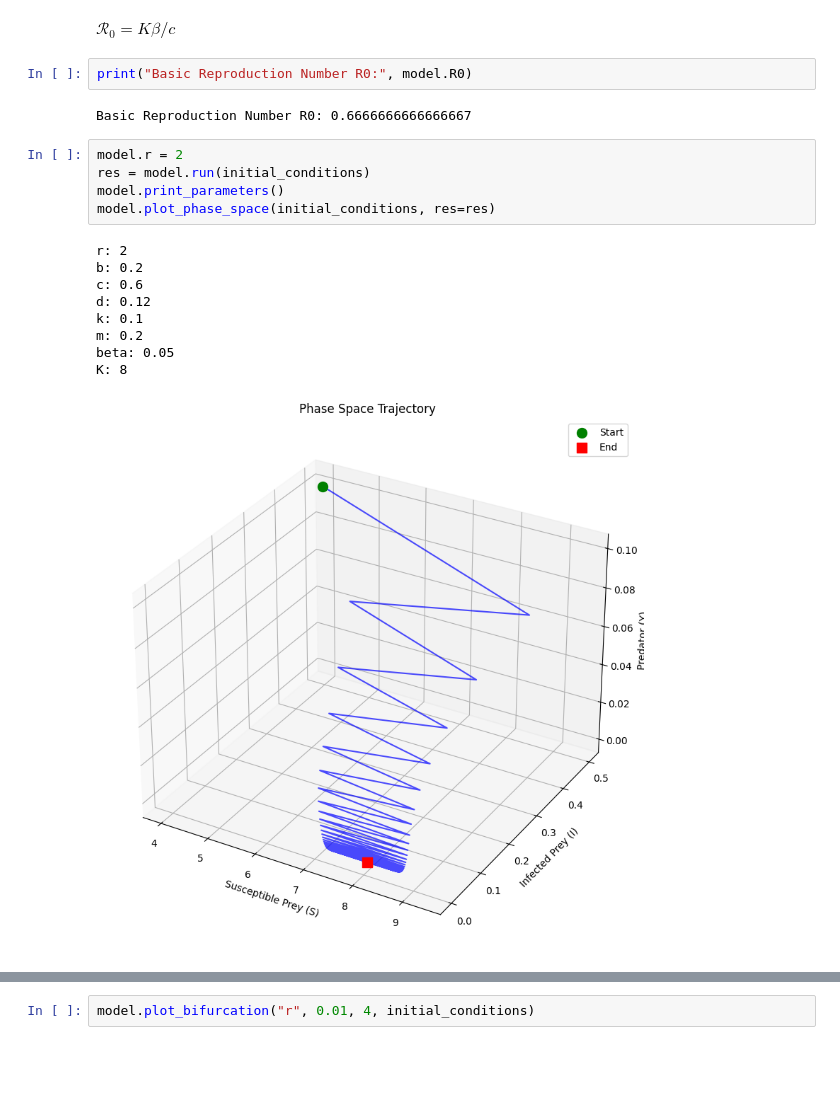
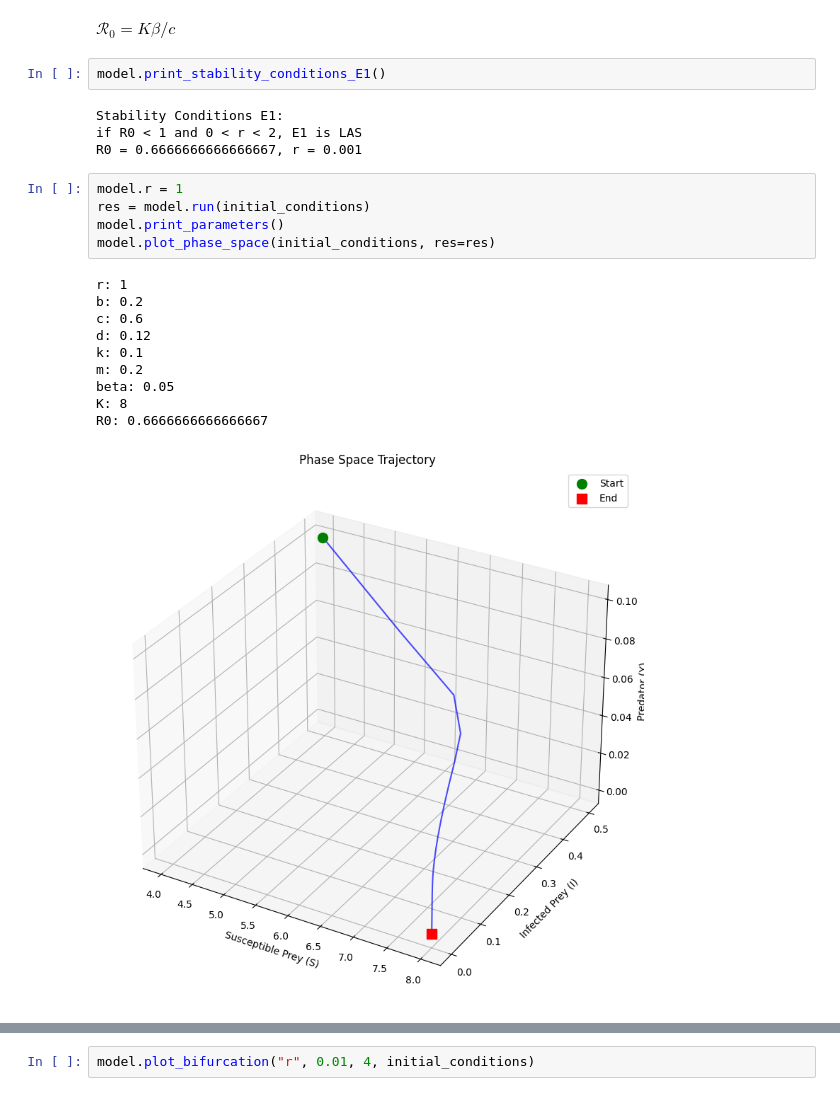
Before and after one commit to samueleserri/Eco-Epidemiological-model-with-disease-in-prey, a Jupyter notebook: src/simulations.ipynb, the cells around one changed output, grey strips where cells are left out. Drawn from its saved outputs; the diff is of its cells as text; blank space fills up the shorter version.

```diff
--- a/src/simulations.ipynb
+++ b/src/simulations.ipynb
@@ -37,23 +25,26 @@ model = DiscreteTimeModel(parameters)
 # %% [markdown]
 $\mathcal{R}_0 = {K \beta}/{c}$
 # %%
-print("Basic Reproduction Number R0:", model.R0)
+model.print_stability_conditions_E1()
 # %% [output]
-Basic Reproduction Number R0: 0.6666666666666667
+Stability Conditions E1:
+if R0 < 1 and 0 < r < 2, E1 is LAS
+R0 = 0.6666666666666667, r = 0.001
 # %%
-model.r = 2
+model.r = 1
 res = model.run(initial_conditions)
 model.print_parameters()
 model.plot_phase_space(initial_conditions, res=res)
 # %% [output]
-r: 2
+r: 1
 b: 0.2
 c: 0.6
 d: 0.12
 k: 0.1
 m: 0.2
 beta: 0.05
 K: 8
+R0: 0.6666666666666667
-[figure, old version]
+[figure, new version]
 # %%
 # susceptible population vs parameter
```
Also changed, not shown: parts of 20 cells of this notebook, 1 other file.
